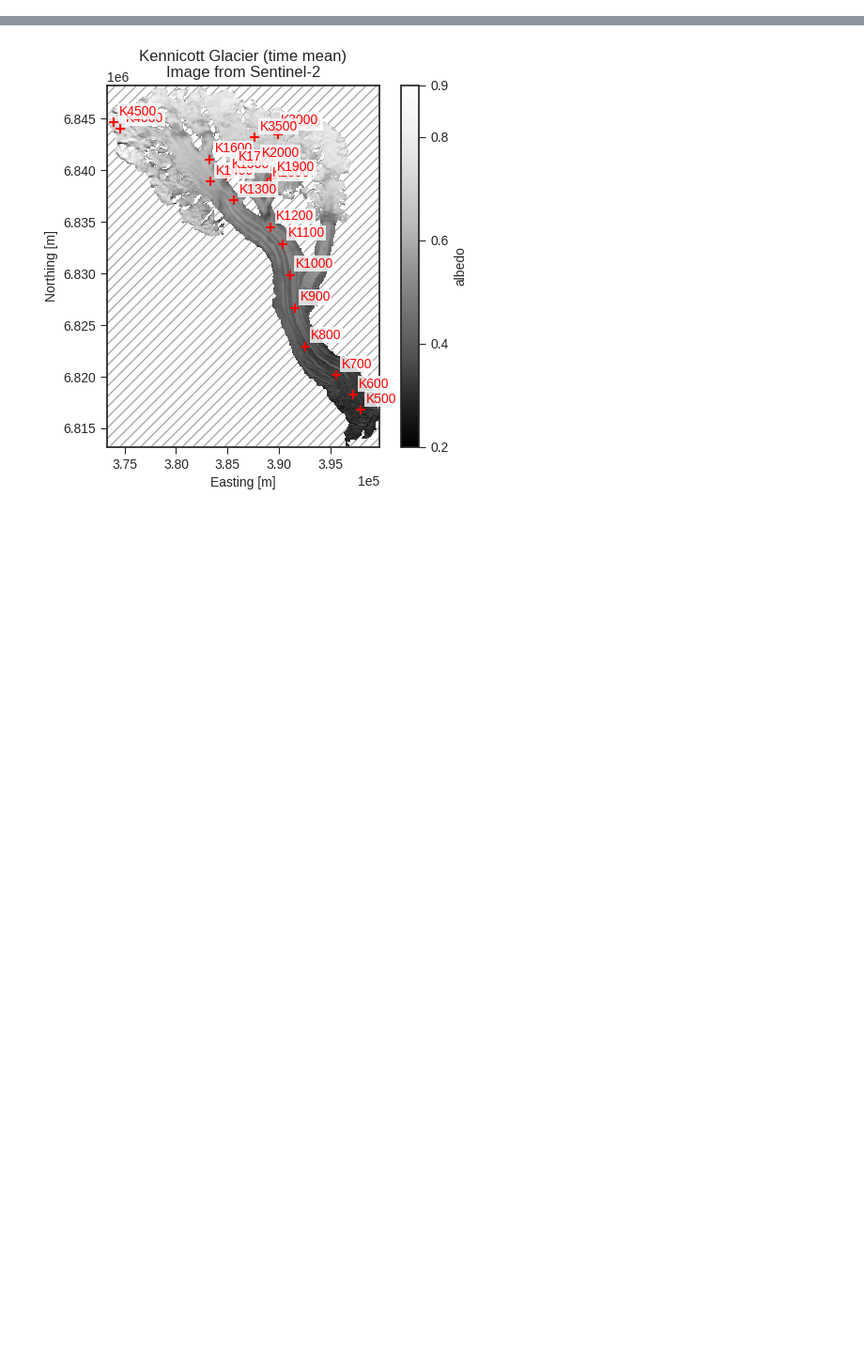
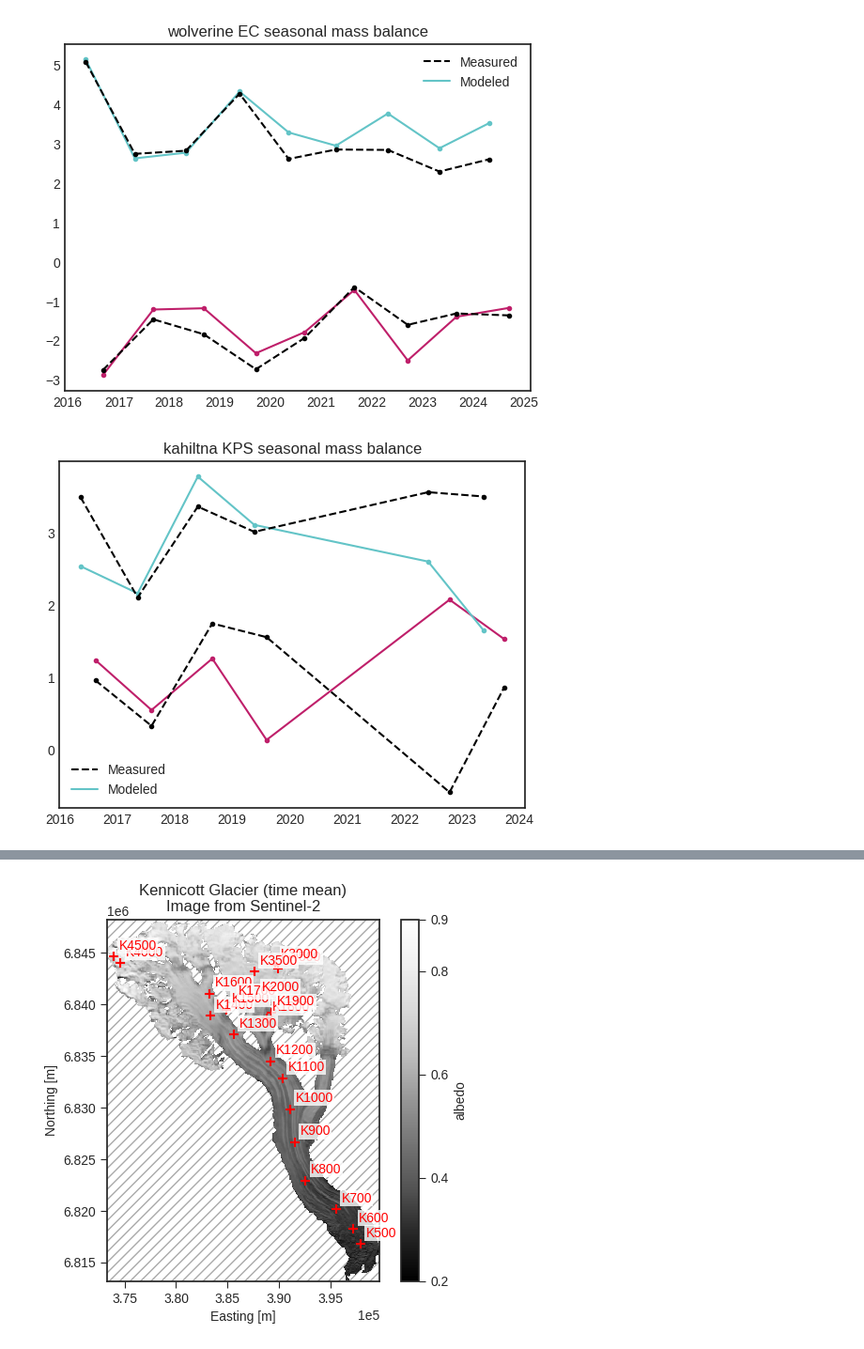
Before and after one commit to clairevwilson/PEBSI, a Jupyter notebook: project/explore.ipynb, the cells around one changed output, grey strips where cells are left out. Shown at 94% size. Drawn from its saved outputs; the diff is of its cells as text; code cells hidden in the pictures; blank space fills up the shorter version.

```diff
--- a/project/explore.ipynb
+++ b/project/explore.ipynb
@@ -79,28 +42,0 @@ Estimated elevation of 0 annual mass balance (i.e., theoretical firn line)
-# %%
-site_dict = {
-    'wolverine':['EC'],
-    'kahiltna':['KPS','KQU',],
-    'gulkana':['T','Z'],
-}
-out_fn = '../paper2/{g}{s}_sensitivity/{g}{s}_{v}_redo2_0.nc'
-for v in ['temp+0']: #  'temp+0.5', 'temp+1', 'temp+2', 'tpx1','tpx1.05','tpx1.1','tpx1.2']: #
-    for glacier in site_dict:
-        for site in site_dict[glacier]:
-            ds = xr.open_dataset(base_fp + out_fn.format(g=glacier, s=site, v=v))
-
-            if site != 'KQU':
-                mb = MassBalance(glacier, site)
-                mb.get_model_mb(ds)
-                mb.plot_mb()
-
-out_fn = '../paper2/{g}{s}_sensitivity/{g}{s}_2025_10_06_{v}_0.nc'
-
-for v in ['temp+0']: #  'temp+0.5', 'temp+1', 'temp+2', 'tpx1','tpx1.05','tpx1.1','tpx1.2']: #
-    for glacier in site_dict:
-        for site in site_dict[glacier]:
-            ds = xr.open_dataset(base_fp + out_fn.format(g=glacier, s=site, v=v))
-
-            if site != 'KQU':
-                mb = MassBalance(glacier, site)
-                mb.get_model_mb(ds)
-                mb.plot_mb()
@@ -115,0 +59,10 @@ for v in ['temp+0']: #  'temp+0.5', 'temp+1', 'temp+2', 'tpx1','tpx1.05','tpx1.1
+# %%
+for glacier in site_dict:
+    for site in site_dict[glacier]:
+        ds = xr.open_dataset(base_fp + out_fn.format(g=glacier, s=site, v='temp+0'))
+        mb = MassBalance(glacier, site, min_n_winter=0)
+        mb.get_model_mb(ds)
+        mb.plot_mb()
+# %% [output]
+[figure, added]
+[figure, added]
```
Also changed, not shown: parts of 8 cells of this notebook, 6 other files.
